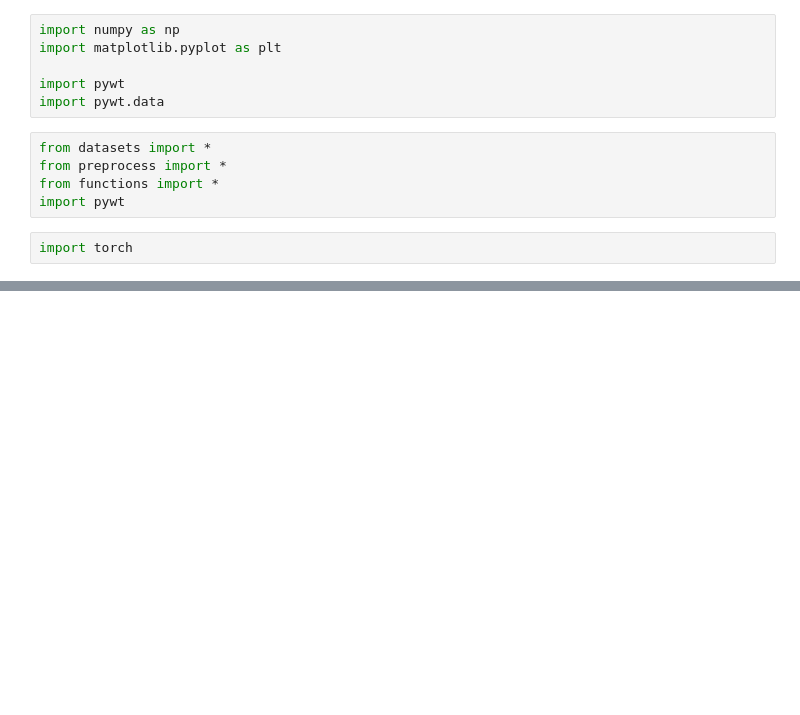
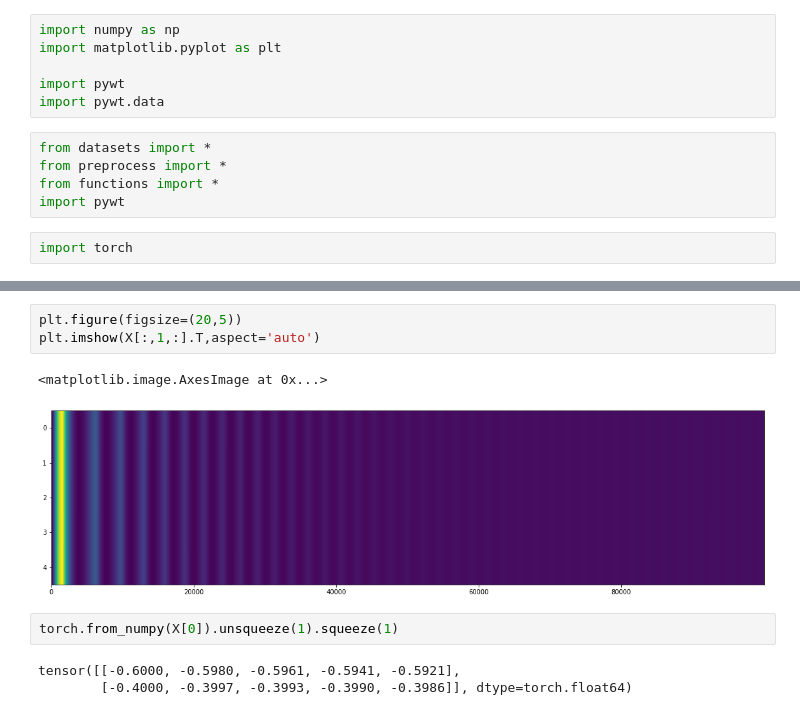
Before and after one commit to asrvsn/koopman-functional-maps, a Jupyter notebook: experiments.ipynb, the cells around one changed output, grey strips where cells are left out. Drawn from its saved outputs; the diff is of its cells as text; blank space fills up the shorter version.

```diff
--- a/experiments.ipynb
+++ b/experiments.ipynb
@@ -104,0 +31,11 @@ plt.imshow(X[:1000].T)
+# %%
+plt.figure(figsize=(20,5))
+plt.imshow(X[:,1,:].T,aspect='auto')
+# %% [output]
+<matplotlib.image.AxesImage at 0x...>
+[figure, added]
+# %%
+torch.from_numpy(X[0]).unsqueeze(1).squeeze(1)
+# %% [output]
+tensor([[-0.6000, -0.5980, -0.5961, -0.5941, -0.5921],
+        [-0.4000, -0.3997, -0.3993, -0.3990, -0.3986]], dtype=torch.float64)
```
Also changed, not shown: parts of 17 cells of this notebook, 12 other files.
